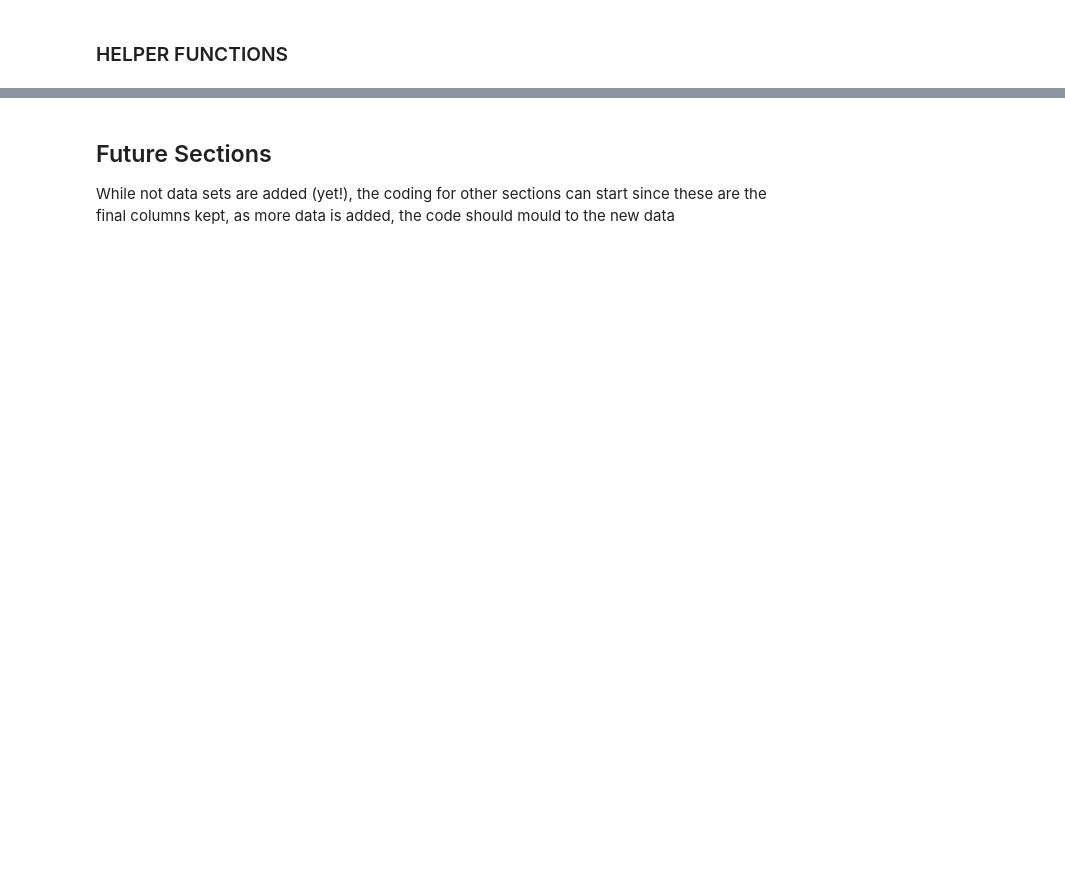
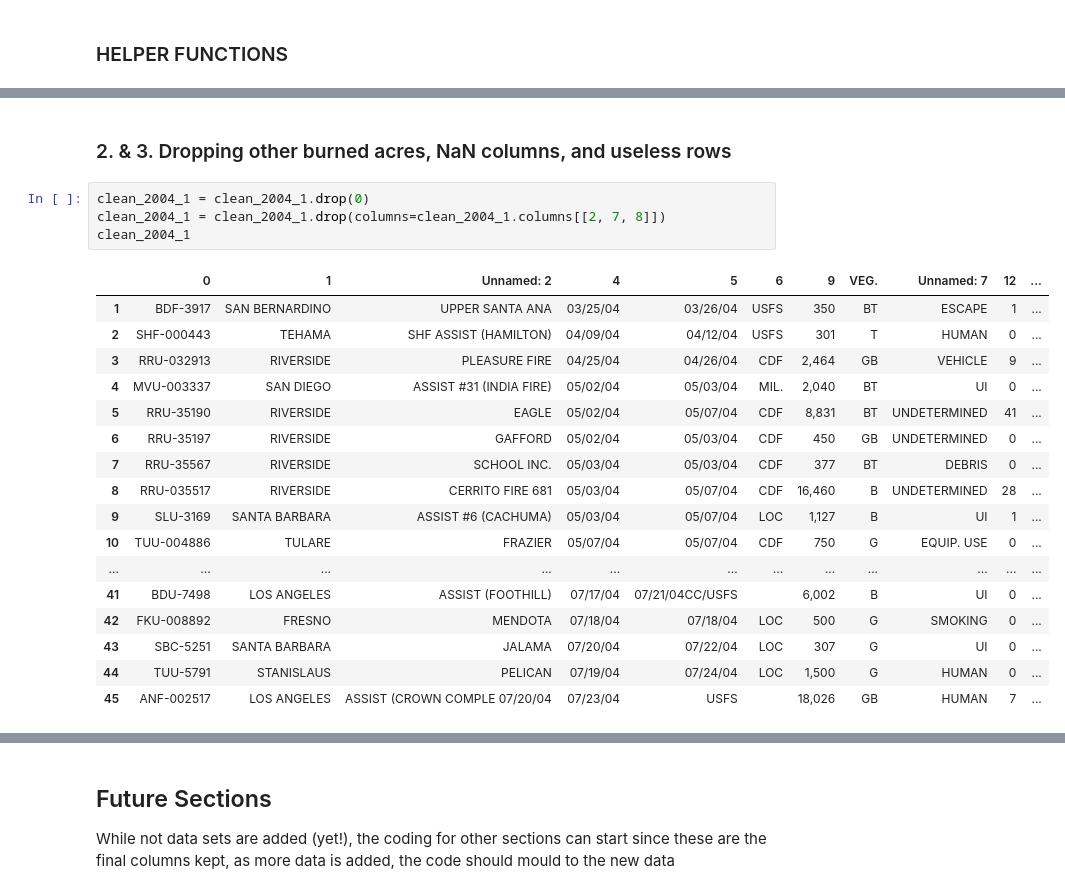
Before and after one commit to ojimenez2517/COGS_108_Project, a Jupyter notebook: Coding_Notebook.ipynb, the cells around one changed output, grey strips where cells are left out. Cells and saved outputs as stored; diff of their text form; blank space fills up the shorter version.

```diff
--- a/Coding_Notebook.ipynb
+++ b/Coding_Notebook.ipynb
@@ -341,0 +742,24 @@ clean_2002_3.FIRE_NAME = l_2002_3.FIRE_NAME.apply(lambda x: ' '.join(x.split(' '
+# %% [markdown]
+### 2. & 3. Dropping other burned acres, NaN columns, and useless rows
+# %%
+clean_2004_1 = clean_2004_1.drop(0)
+clean_2004_1 = clean_2004_1.drop(columns=clean_2004_1.columns[[2, 7, 8]])
+clean_2004_1
+# %% [output]
+|  | 0 | 1 | Unnamed: 2 | 4 | 5 | 6 | 9 | VEG. | Unnamed: 7 | 12 | ... |
+| 1 | BDF-3917 | SAN BERNARDINO | UPPER SANTA ANA | 03/25/04 | 03/26/04 | USFS | 350 | BT | ESCAPE | 1 | ... |
+| 2 | SHF-000443 | TEHAMA | SHF ASSIST (HAMILTON) | 04/09/04 | 04/12/04 | USFS | 301 | T | HUMAN | 0 | ... |
+| 3 | RRU-032913 | RIVERSIDE | PLEASURE FIRE | 04/25/04 | 04/26/04 | CDF | 2,464 | GB | VEHICLE | 9 | ... |
+| 4 | MVU-003337 | SAN DIEGO | ASSIST #31 (INDIA FIRE) | 05/02/04 | 05/03/04 | MIL. | 2,040 | BT | UI | 0 | ... |
+| 5 | RRU-35190 | RIVERSIDE | EAGLE | 05/02/04 | 05/07/04 | CDF | 8,831 | BT | UNDETERMINED | 41 | ... |
+| 6 | RRU-35197 | RIVERSIDE | GAFFORD | 05/02/04 | 05/03/04 | CDF | 450 | GB | UNDETERMINED | 0 | ... |
+| 7 | RRU-35567 | RIVERSIDE | SCHOOL INC. | 05/03/04 | 05/03/04 | CDF | 377 | BT | DEBRIS | 0 | ... |
+| 8 | RRU-035517 | RIVERSIDE | CERRITO FIRE 681 | 05/03/04 | 05/07/04 | CDF | 16,460 | B | UNDETERMINED | 28 | ... |
+| 9 | SLU-3169 | SANTA BARBARA | ASSIST #6 (CACHUMA) | 05/03/04 | 05/07/04 | LOC | 1,127 | B | UI | 1 | ... |
+| 10 | TUU-004886 | TULARE | FRAZIER | 05/07/04 | 05/07/04 | CDF | 750 | G | EQUIP. USE | 0 | ... |
+| ... | ... | ... | ... | ... | ... | ... | ... | ... | ... | ... | ... |
+| 41 | BDU-7498 | LOS ANGELES | ASSIST (FOOTHILL) | 07/17/04 | 07/21/04CC/USFS |  | 6,002 | B | UI | 0 | ... |
+| 42 | FKU-008892 | FRESNO | MENDOTA | 07/18/04 | 07/18/04 | LOC | 500 | G | SMOKING | 0 | ... |
+| 43 | SBC-5251 | SANTA BARBARA | JALAMA | 07/20/04 | 07/22/04 | LOC | 307 | G | UI | 0 | ... |
+| 44 | TUU-5791 | STANISLAUS | PELICAN | 07/19/04 | 07/24/04 | LOC | 1,500 | G | HUMAN | 0 | ... |
+| 45 | ANF-002517 | LOS ANGELES | ASSIST (CROWN COMPLE 07/20/04 | 07/23/04 | USFS |  | 18,026 | GB | HUMAN | 7 | ... |
```
Also changed, not shown: parts of 50 cells of this notebook, 2 other files.
